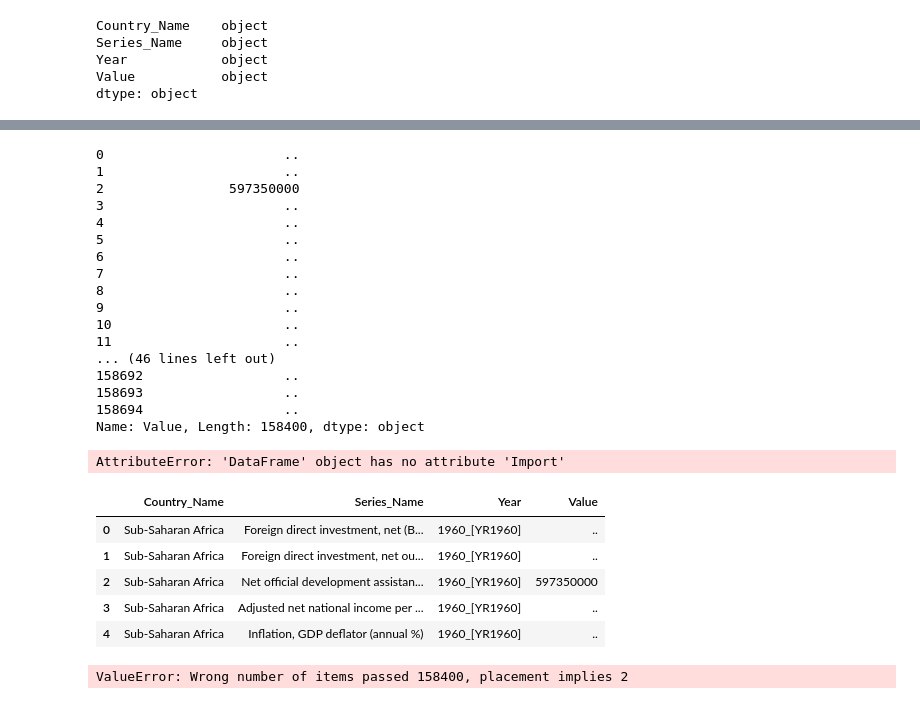
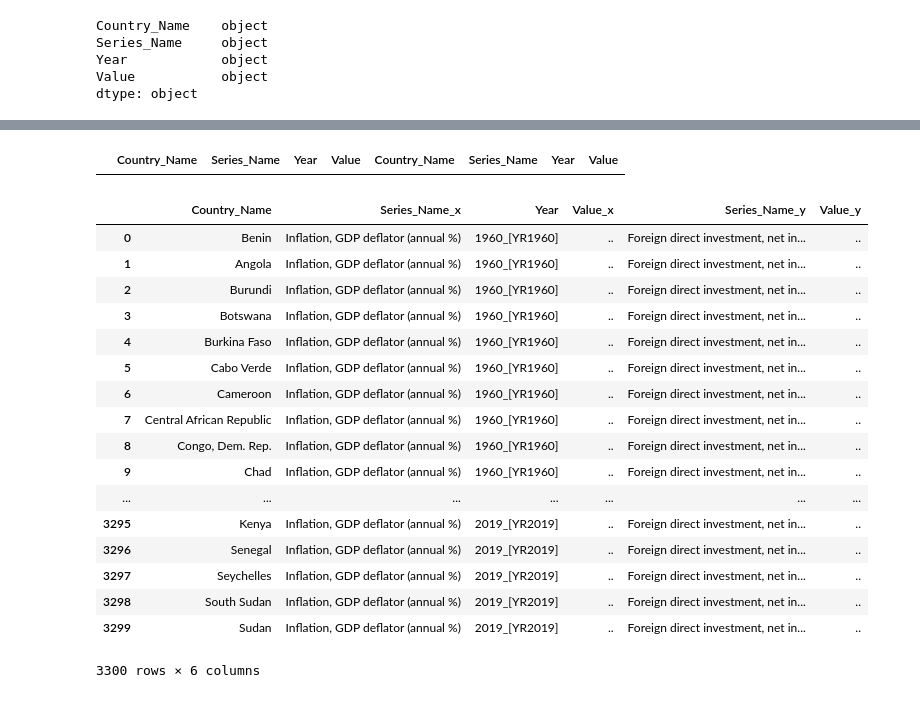
Before and after one commit to dkritz/FDI-Poverty, a Jupyter notebook: FDI + Poverty.ipynb, the cells around one changed output, grey strips where cells are left out. Saved outputs shown, nothing was run; the diff lists cells and outputs as text; code cells hidden in the pictures.

```diff
--- a/FDI + Poverty.ipynb
+++ b/FDI + Poverty.ipynb
@@ -40,35 +31,0 @@ dtype: object
-# %%
-all_countries.Value
-# %% [output]
-0                       ..
-1                       ..
-2                597350000
-3                       ..
-4                       ..
-5                       ..
-6                       ..
-7                       ..
-8                       ..
-9                       ..
-10                      ..
-11                      ..
-... (46 lines left out)
-158692                  ..
-158693                  ..
-158694                  ..
-Name: Value, Length: 158400, dtype: object
-# %%
-all_countries.set_index(['Country_Name','Year']).Import.unstack().reset_index()
-# %% [output]
-AttributeError: 'DataFrame' object has no attribute 'Import'
-# %%
-all_countries.dropna(subset=["Value"], axis = 0, inplace = True)
-
-all_countries.head()
-# %% [output]
-|  | Country_Name | Series_Name | Year | Value |
-| 0 | Sub-Saharan Africa | Foreign direct investment, net (B... | 1960_[YR1960] | .. |
-| 1 | Sub-Saharan Africa | Foreign direct investment, net ou... | 1960_[YR1960] | .. |
-| 2 | Sub-Saharan Africa | Net official development assistan... | 1960_[YR1960] | 597350000 |
-| 3 | Sub-Saharan Africa | Adjusted net national income per ... | 1960_[YR1960] | .. |
-| 4 | Sub-Saharan Africa | Inflation, GDP deflator (annual %) | 1960_[YR1960] | .. |
@@ -77,8 +31,0 @@ all_countries['Value'] = all_countries['Value'].astype(str).astype(int)
-# %%
-test = all_countries.pivot(index = ['Country_Name','Year'],
-                           columns = 'Series_Name',
-                           values = 'Value')
-
-print(test)
-# %% [output]
-ValueError: Wrong number of items passed 158400, placement implies 2
@@ -84,0 +36,35 @@ ValueError: Wrong number of items passed 158400, placement implies 2
+# %%
+inflation = africa.loc[africa['Series_Name'] == 'Inflation, GDP deflator (annual %)']
+fdi = africa.loc[africa['Series_Name'] == 'Foreign direct investment, net inflows (% of GDP)']
+nni = africa.loc[africa['Series_Name'] == 'Adjusted net national income (current US$)']
+aid = africa.loc[africa['Series_Name'] == 'Net official development assistance and official aid received (current US$)']
+credit = africa.loc[africa['Series_Name'] == 'Domestic credit provided by financial sector (% of GDP)']
+poverty_headcount = africa.loc[africa['Series_Name'] == 'Poverty headcount ratio at $1.90 a day (2011 PPP) (% of population)']
+primary = africa.loc[africa['Series_Name'] == 'Gross intake ratio in first grade of primary education, total (% of relevant age group)']
+poverty_gap = africa.loc[africa['Series_Name'] == 'Poverty gap at $1.90 a day (2011 PPP) (%)']
+public = africa.loc[africa['Series_Name'] == 'CPIA public sector management and institutions cluster average (1=low to 6=high)']
+# %%
+pd.concat([inflation, fdi], axis=1, join='inner')
+# %% [output]
+|  | Country_Name | Series_Name | Year | Value | Country_Name | Series_Name | Year | Value |
+# %%
+inflation.merge(fdi, left_on=['Country_Name','Year'], right_on=['Country_Name','Year'], how = 'outer')
+# %% [output]
+|  | Country_Name | Series_Name_x | Year | Value_x | Series_Name_y | Value_y |
+| 0 | Benin | Inflation, GDP deflator (annual %) | 1960_[YR1960] | .. | Foreign direct investment, net in... | .. |
+| 1 | Angola | Inflation, GDP deflator (annual %) | 1960_[YR1960] | .. | Foreign direct investment, net in... | .. |
+| 2 | Burundi | Inflation, GDP deflator (annual %) | 1960_[YR1960] | .. | Foreign direct investment, net in... | .. |
+| 3 | Botswana | Inflation, GDP deflator (annual %) | 1960_[YR1960] | .. | Foreign direct investment, net in... | .. |
+| 4 | Burkina Faso | Inflation, GDP deflator (annual %) | 1960_[YR1960] | .. | Foreign direct investment, net in... | .. |
+| 5 | Cabo Verde | Inflation, GDP deflator (annual %) | 1960_[YR1960] | .. | Foreign direct investment, net in... | .. |
+| 6 | Cameroon | Inflation, GDP deflator (annual %) | 1960_[YR1960] | .. | Foreign direct investment, net in... | .. |
+| 7 | Central African Republic | Inflation, GDP deflator (annual %) | 1960_[YR1960] | .. | Foreign direct investment, net in... | .. |
+| 8 | Congo, Dem. Rep. | Inflation, GDP deflator (annual %) | 1960_[YR1960] | .. | Foreign direct investment, net in... | .. |
+| 9 | Chad | Inflation, GDP deflator (annual %) | 1960_[YR1960] | .. | Foreign direct investment, net in... | .. |
+| ... | ... | ... | ... | ... | ... | ... |
+| 3295 | Kenya | Inflation, GDP deflator (annual %) | 2019_[YR2019] | .. | Foreign direct investment, net in... | .. |
+| 3296 | Senegal | Inflation, GDP deflator (annual %) | 2019_[YR2019] | .. | Foreign direct investment, net in... | .. |
+| 3297 | Seychelles | Inflation, GDP deflator (annual %) | 2019_[YR2019] | .. | Foreign direct investment, net in... | .. |
+| 3298 | South Sudan | Inflation, GDP deflator (annual %) | 2019_[YR2019] | .. | Foreign direct investment, net in... | .. |
+| 3299 | Sudan | Inflation, GDP deflator (annual %) | 2019_[YR2019] | .. | Foreign direct investment, net in... | .. |
+3300 rows × 6 columns
```
Also changed, not shown: parts of 9 cells of this notebook, 10 other files.
